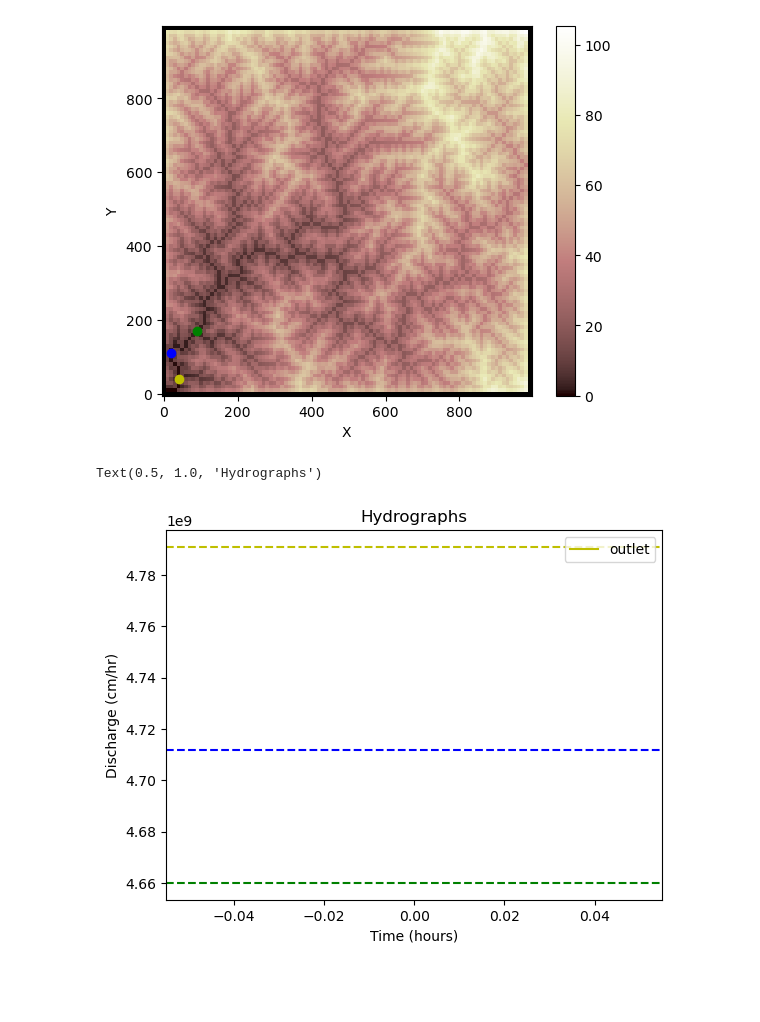
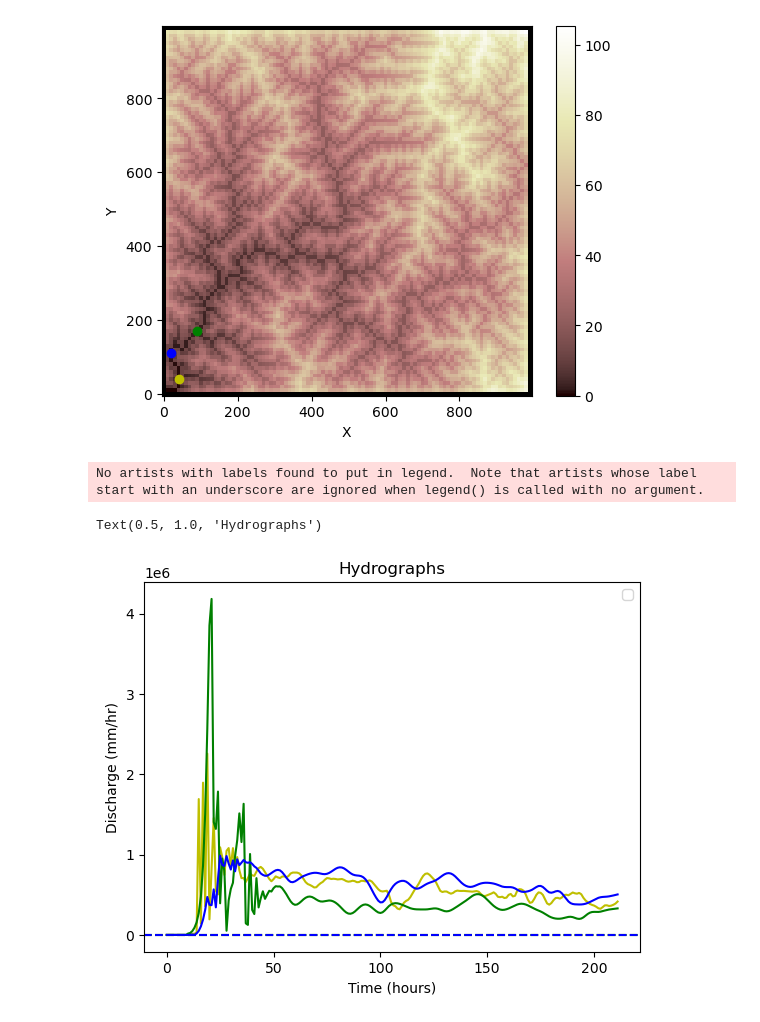
Before and after one commit to gsb223/landlabwork, a Jupyter notebook: final code/rain_of_sample_topo.ipynb, the cells around one changed output. Drawn from its saved outputs; the diff is of its cells as text; code cells hidden in the pictures; blank space fills up the shorter version.

```diff
--- a/final code/rain_of_sample_topo.ipynb
+++ b/final code/rain_of_sample_topo.ipynb
@@ -157,12 +157,12 @@ array([ 101,  102,  103,  204,  304,  404,  504,  604,  704,  803,  902,
 # VARIABLES FOR OVERLAND FLOW AND PRECIP
 
 ## OVERALL
-rain_total_t =2190 #8760 *1#(hrs) 3make this for spring season actually
+rain_total_t =15 #8760 *1#(hrs) 3make this for spring season actually
 model_total_t = 8760*1 #(hrs)
 ## SPRING
-spring_stm_avg_dur = 100
-spring_interstm_avg_dur = 10
-spring_stm_avg_int = 5000
+spring_stm_avg_dur = 1
+spring_interstm_avg_dur = 5
+spring_stm_avg_int = 50
 # %%
 # INITIALIZE RAIN COMPONENTS
 of = OverlandFlow(mg, steep_slopes=True)
@@ -356,42 +387,39 @@ plt.plot(
 [figure]
 # %%
 ## Code Block 7
+avg_int_for_dis = int_pattern[1]#sum(int_pattern)/len(int_pattern) mm/hr
 
 ## Calculate equilibrium discharge at each point for reference
-outlet_eq_q = spring_stm_avg_int* mg.at_node["drainage_area"][outlet_node_to_sample]
-midstream_eq_q = (spring_stm_avg_int* mg.at_node["drainage_area"][midstream_node_to_sample])
-upstream_eq_q = (spring_stm_avg_int * mg.at_node["drainage_area"][upstream_node_to_sample])
+outlet_eq_q = (avg_int_for_dis* mg.at_node["drainage_area"][outlet_node_to_sample])
+midstream_eq_q = (avg_int_for_dis* mg.at_node["drainage_area"][midstream_node_to_sample])
+upstream_eq_q = (avg_int_for_dis * mg.at_node["drainage_area"][upstream_node_to_sample])
 
-
-## Plotting hydrographs and equilibrium discharge
 plt.figure(1)
-plt.plot(hydrograph_time, discharge_at_outlet, "y-", label="outlet")
-#plt.plot([np.min(hydrograph_time)], [outlet_eq_q],"y--",label="outlet eq Q",)
-#plt.plot(hydrograph_time, discharge_midstream, "g-", label="midstream")
-#plt.plot([np.min(hydrograph_time), np.max(hydrograph_time)],[midstream_eq_q, midstream_eq_q],"g--",label="midstream eq Q",)
-#plt.plot(hydrograph_time, discharge_upstream, "b-", label="upstream")
-#plt.plot([np.min(hydrograph_time), np.max(hydrograph_time)], [upstream_eq_q, upstream_eq_q], "b--", label="upstream eq Q",)
 
 ## PLOT EQUILIBRIUM DISCHARGE LINES
 plt.axhline(y=outlet_eq_q, color='y', linestyle='--')
 plt.axhline(y=midstream_eq_q, color='g', linestyle='--')
 plt.axhline(y=upstream_eq_q, color='b', linestyle='--')
 
 ## NOW PLOT HYDROGRAPH LINES
 plt.plot(hydrograph_time, discharge_at_outlet,"y-")
 plt.plot(hydrograph_time, discharge_midstream,"g-")
 plt.plot(hydrograph_time, discharge_upstream,"b-")
 
 ## Plot storm end and center of storm for reference
 #plt.plot([spring_stm_avg_dur, spring_stm_avg_dur], [0, 100], "k-", linewidth=2, label="storm end")
 #plt.plot([spring_stm_avg_dur / 2, spring_stm_avg_dur / 2], [0, 100], "k:", label="storm mid point")
 
-plt.ylabel("Discharge (cm/hr)")
+plt.ylabel("Discharge (mm/hr)")
 plt.xlabel("Time (hours)")
 plt.legend(loc="upper right")
 title_text = "Hydrographs"
 plt.title(title_text)
 #plt.axis([0, np.max(hydrograph_time), 0, np.max(hydrograph_time)])
+#print(discharge_at_outlet)
+#print(discharge_midstream)
+#print(discharge_upstream)
 # %% [output]
-Text(0.5, 1.0, 'Hydrographs')
+No artists with labels found to put in legend.  Note that artists whose label start with an underscore are ignored when legend() is called with no argument.
+Text(0.5, 1.0, 'Hydrographs')
-[figure, old version]
+[figure, new version]
```
Also changed, not shown: parts of 7 cells of this notebook, 1 other file.
